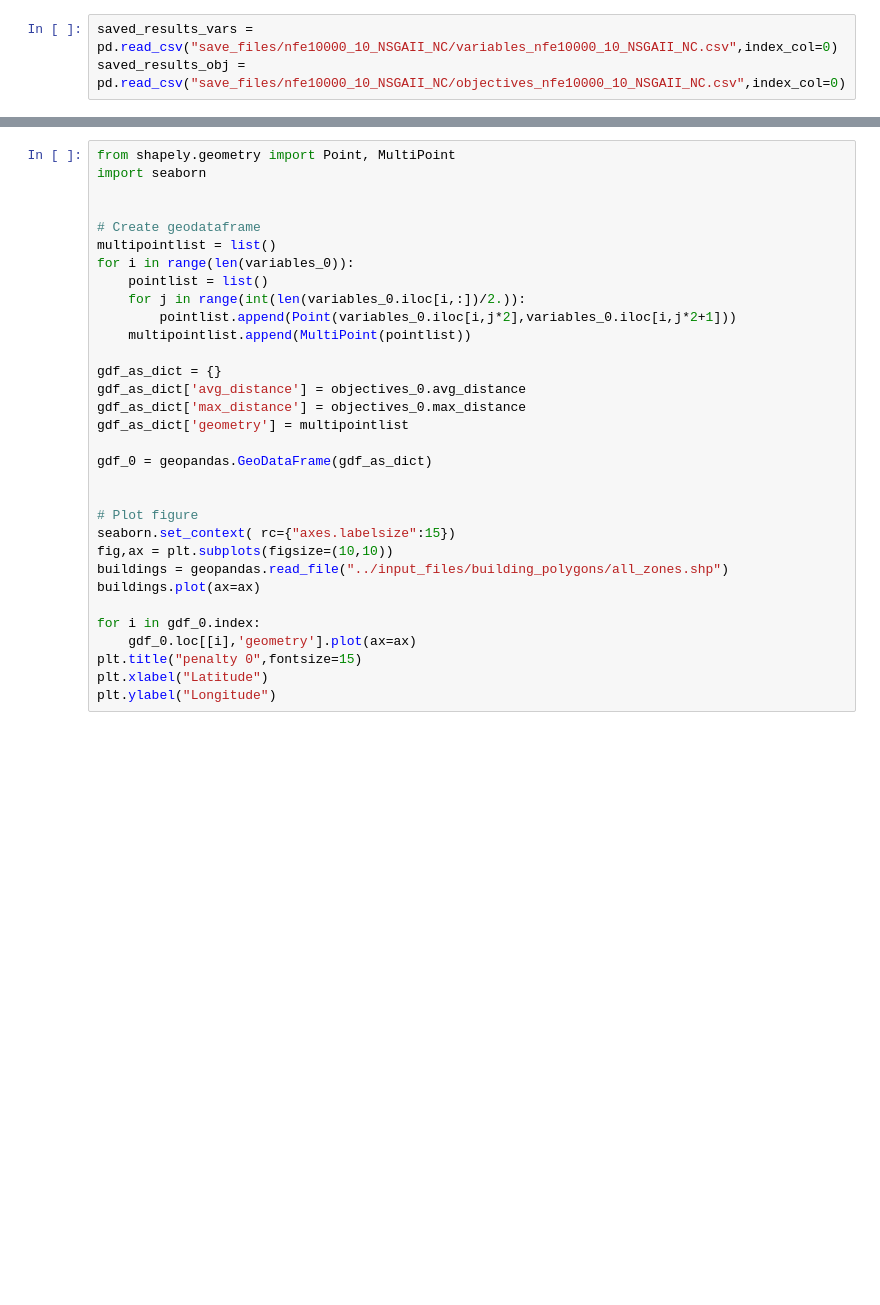
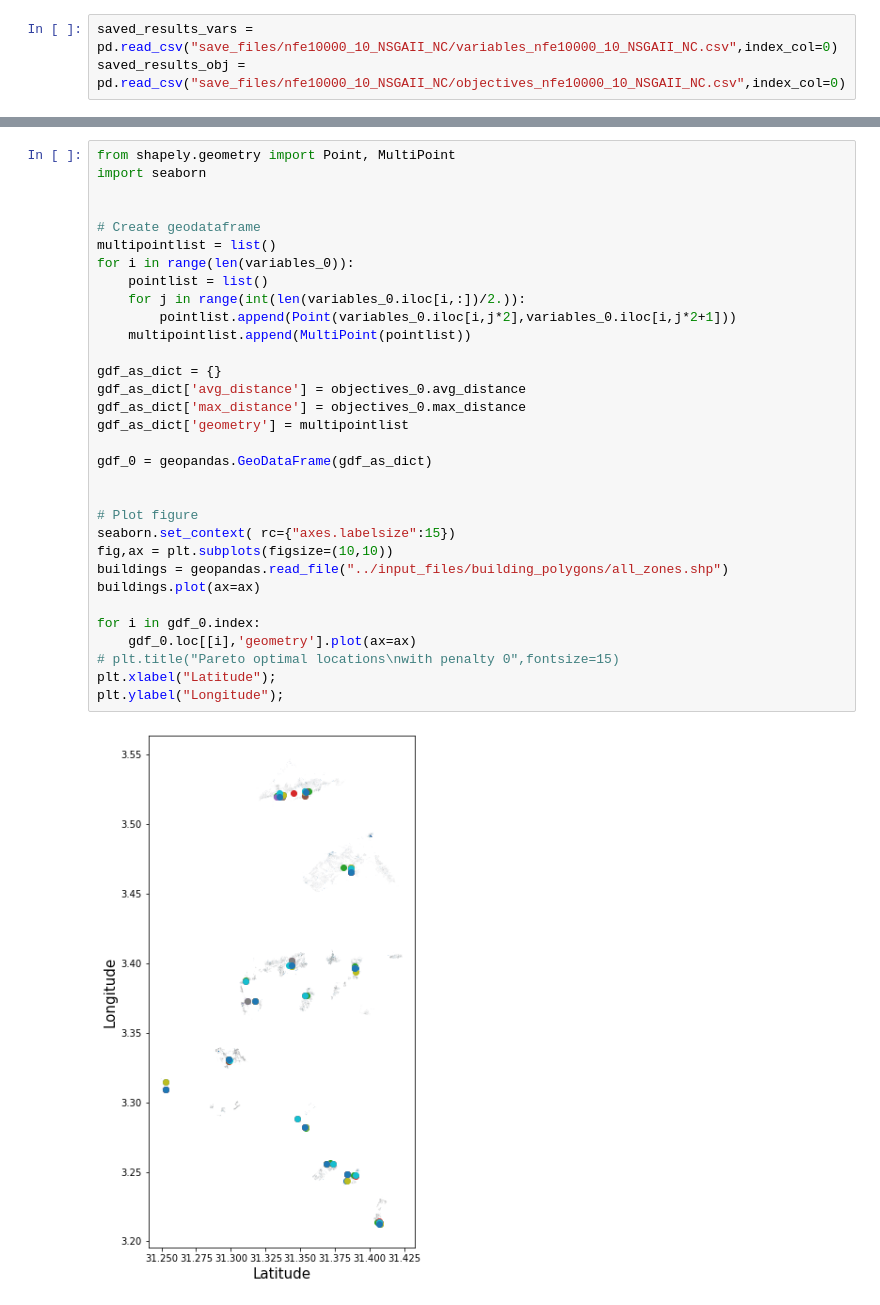
Before and after one commit to daanieo/FATM_opt, a Jupyter notebook: Optimisation.ipynb, the cells around one changed output, grey strips where cells are left out. Drawn from its saved outputs; the diff is of its cells as text; blank space fills up the shorter version.

```diff
--- a/Optimisation.ipynb
+++ b/Optimisation.ipynb
@@ -65,35 +70,37 @@ print(len(objectives_0))
 # %%
 from shapely.geometry import Point, MultiPoint
 import seaborn
 
 
 # Create geodataframe
 multipointlist = list()
 for i in range(len(variables_0)):
     pointlist = list()
     for j in range(int(len(variables_0.iloc[i,:])/2.)):
         pointlist.append(Point(variables_0.iloc[i,j*2],variables_0.iloc[i,j*2+1]))
     multipointlist.append(MultiPoint(pointlist))
 
 gdf_as_dict = {}
 gdf_as_dict['avg_distance'] = objectives_0.avg_distance
 gdf_as_dict['max_distance'] = objectives_0.max_distance
 gdf_as_dict['geometry'] = multipointlist
 
 gdf_0 = geopandas.GeoDataFrame(gdf_as_dict)
 
 
 # Plot figure
 seaborn.set_context( rc={"axes.labelsize":15})
 fig,ax = plt.subplots(figsize=(10,10))
 buildings = geopandas.read_file("../input_files/building_polygons/all_zones.shp")
 buildings.plot(ax=ax)
 
 for i in gdf_0.index:
     gdf_0.loc[[i],'geometry'].plot(ax=ax)
-plt.title("penalty 0",fontsize=15)
-plt.xlabel("Latitude")
-plt.ylabel("Longitude")
+# plt.title("Pareto optimal locations\nwith penalty 0",fontsize=15)
+plt.xlabel("Latitude");
+plt.ylabel("Longitude");
+# %% [output]
+[figure, added]
 # %%
 objectives_0f = objectives_0[objectives_0.max_distance<4.2]
 variables_0f = variables_0[objectives_0.max_distance<4.2]
```
Also changed, not shown: parts of 16 cells of this notebook, 10 other files.
